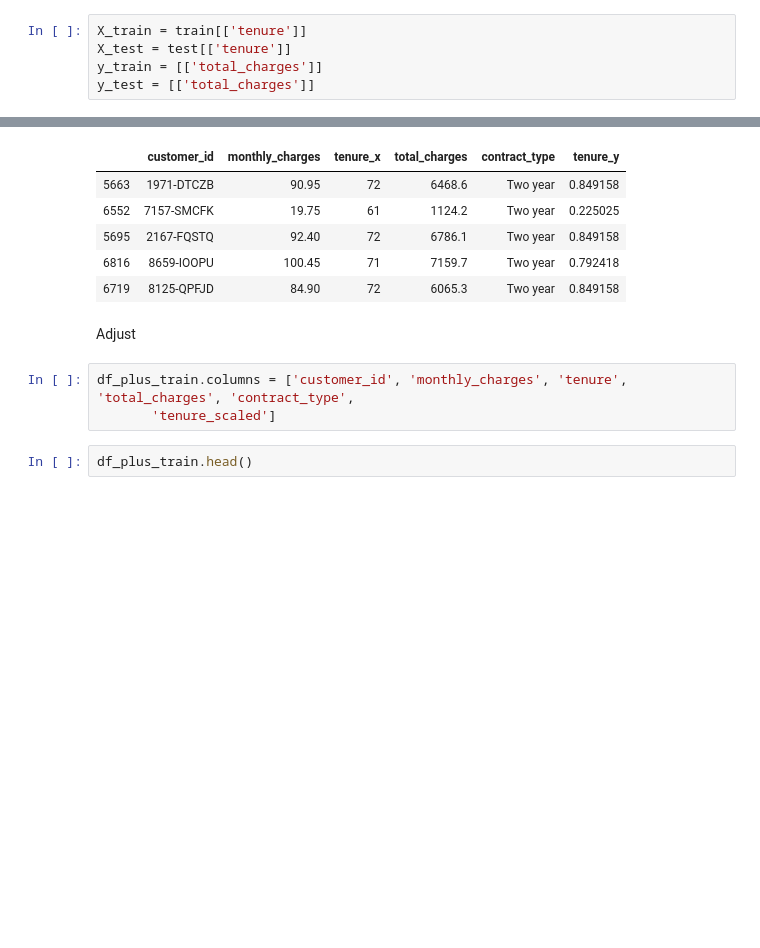
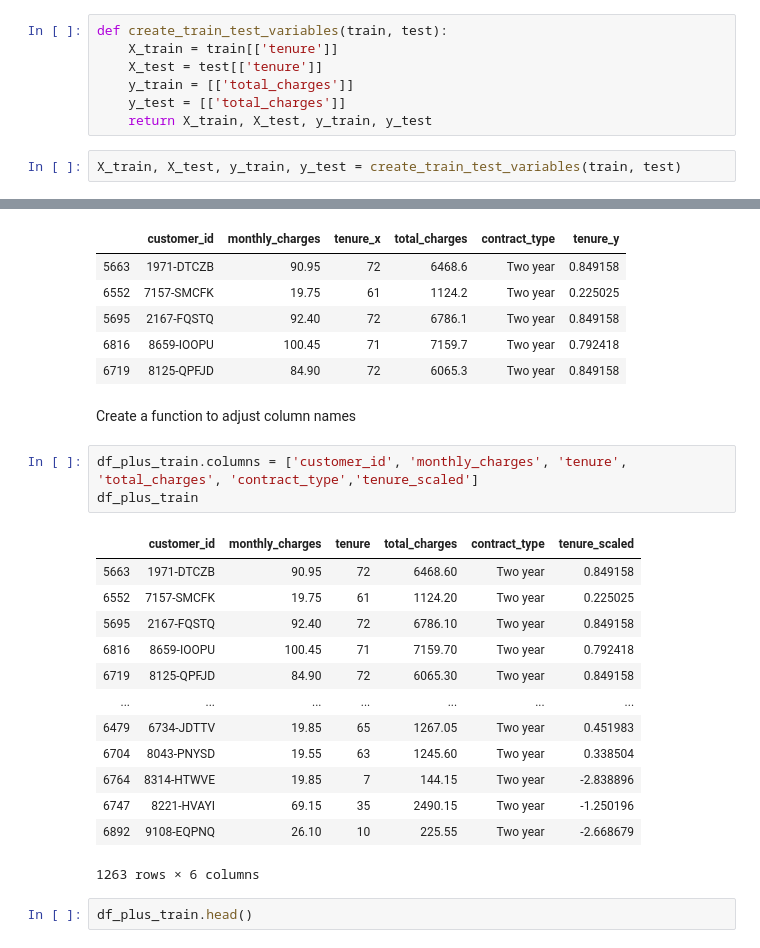
Before and after one commit to JadaShipp/ds-methodologies-exercises, a Jupyter notebook: regression/split_scale_scratch_pad.ipynb, the cells around one changed output, grey strips where cells are left out. Saved outputs shown, nothing was run; the diff lists cells and outputs as text; blank space fills up the shorter version.

Commit message:
Added a function to create variables

```diff
--- a/regression/split_scale_scratch_pad.ipynb
+++ b/regression/split_scale_scratch_pad.ipynb
@@ -62,8 +62,12 @@ Separate the target and dependent features into test and train variables
 # %%
-X_train = train[['tenure']]
-X_test = test[['tenure']]
-y_train = [['total_charges']]
-y_test = [['total_charges']]
+def create_train_test_variables(train, test):
+    X_train = train[['tenure']]
+    X_test = test[['tenure']]
+    y_train = [['total_charges']]
+    y_test = [['total_charges']]
+    return X_train, X_test, y_train, y_test
+# %%
+X_train, X_test, y_train, y_test = create_train_test_variables(train, test)
 # %% [markdown]
 Create a function that returns the scaler object, the X_train and X_test data scaled and in a dataframe format. Use scaler imports from sklearn library.
 Follow the following format:
@@ -128,11 +132,25 @@ df_plus_train.head()
 | 5695 | 2167-FQSTQ | 92.40 | 72 | 6786.1 | Two year | 0.849158 |
 | 6816 | 8659-IOOPU | 100.45 | 71 | 7159.7 | Two year | 0.792418 |
 | 6719 | 8125-QPFJD | 84.90 | 72 | 6065.3 | Two year | 0.849158 |
-# %% [markdown]
-Adjust
+# %% [markdown]
+Create a function to adjust column names
 # %%
-df_plus_train.columns = ['customer_id', 'monthly_charges', 'tenure', 'total_charges', 'contract_type',
-       'tenure_scaled']
+df_plus_train.columns = ['customer_id', 'monthly_charges', 'tenure', 'total_charges', 'contract_type','tenure_scaled']
+df_plus_train
+# %% [output]
+|  | customer_id | monthly_charges | tenure | total_charges | contract_type | tenure_scaled |
+| 5663 | 1971-DTCZB | 90.95 | 72 | 6468.60 | Two year | 0.849158 |
+| 6552 | 7157-SMCFK | 19.75 | 61 | 1124.20 | Two year | 0.225025 |
+| 5695 | 2167-FQSTQ | 92.40 | 72 | 6786.10 | Two year | 0.849158 |
+| 6816 | 8659-IOOPU | 100.45 | 71 | 7159.70 | Two year | 0.792418 |
+| 6719 | 8125-QPFJD | 84.90 | 72 | 6065.30 | Two year | 0.849158 |
+| ... | ... | ... | ... | ... | ... | ... |
+| 6479 | 6734-JDTTV | 19.85 | 65 | 1267.05 | Two year | 0.451983 |
+| 6704 | 8043-PNYSD | 19.55 | 63 | 1245.60 | Two year | 0.338504 |
+| 6764 | 8314-HTWVE | 19.85 | 7 | 144.15 | Two year | -2.838896 |
+| 6747 | 8221-HVAYI | 69.15 | 35 | 2490.15 | Two year | -1.250196 |
+| 6892 | 9108-EQPNQ | 26.10 | 10 | 225.55 | Two year | -2.668679 |
+1263 rows × 6 columns
 # %%
 df_plus_train.head()
 # %% [output]
```
Also changed, not shown: parts of 2 cells of this notebook.
